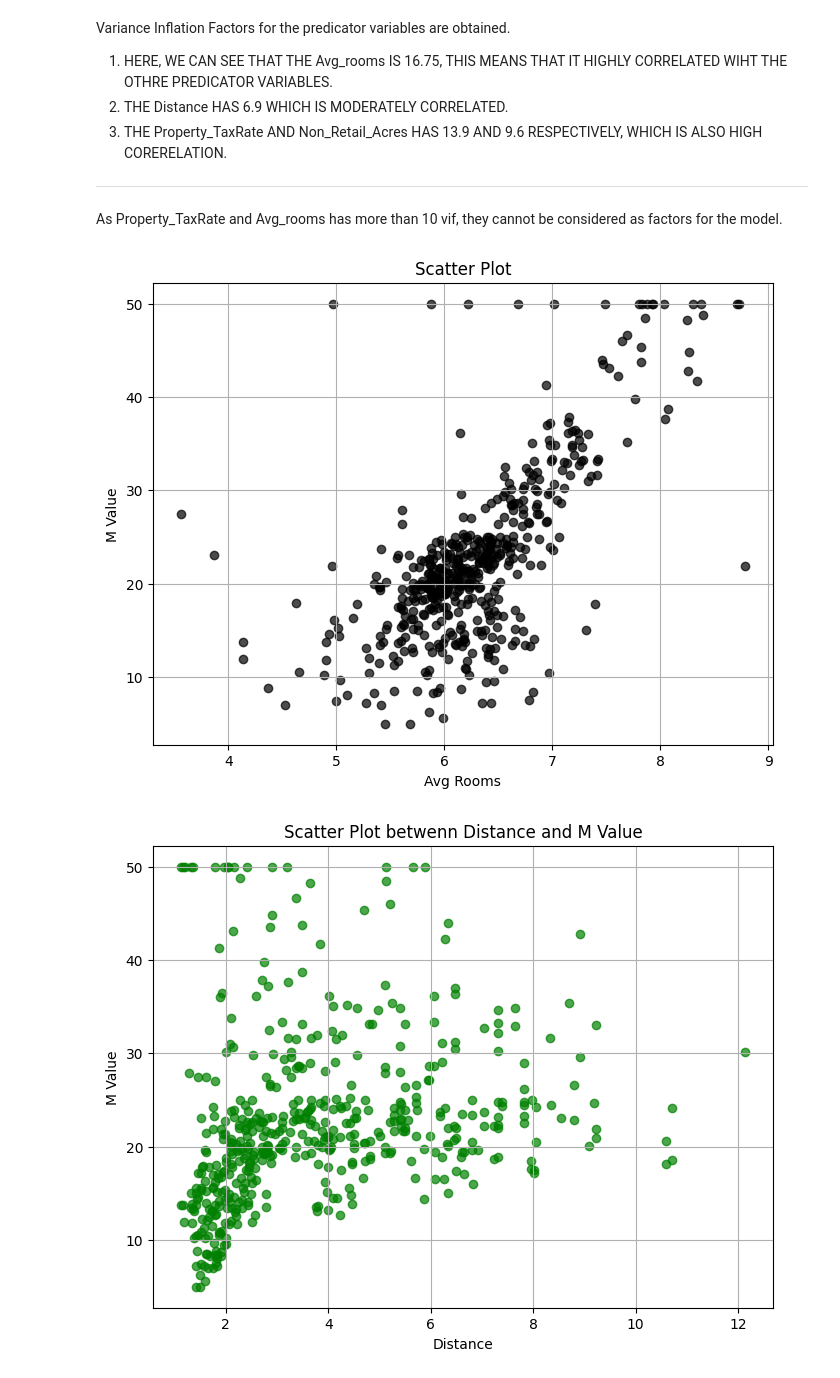
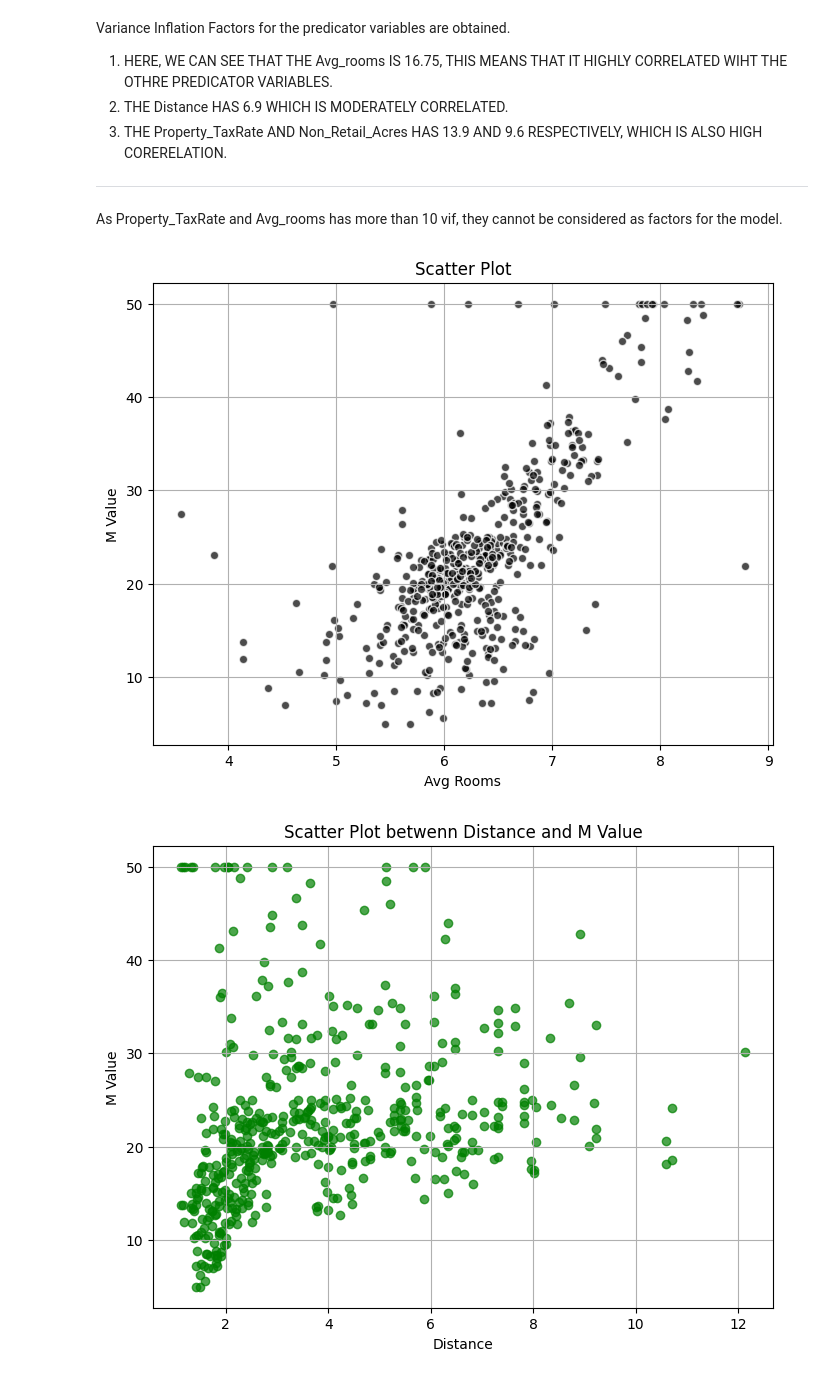
Before and after one commit to MRazin172/LabProgram2, a Jupyter notebook: LabProgram2.ipynb, the cells around one changed output. Saved outputs shown, nothing was run; the diff lists cells and outputs as text; code cells hidden in the pictures.

```diff
--- a/LabProgram2.ipynb
+++ b/LabProgram2.ipynb
@@ -79,16 +79,16 @@ As Property_TaxRate and Avg_rooms has more than 10 vif, they cannot be considere
 # %%
 column1 = crime['Avg_rooms ']
 column2 = crime['MValue']
 
 plt.figure(figsize=(8, 6))
-plt.scatter(column1, column2, color='black', alpha=0.7)
+plt.scatter(column1, column2, color='black', alpha=0.7, edgecolor='white')
 plt.title('Scatter Plot')
 plt.xlabel('Avg Rooms')
 plt.ylabel('M Value')
 plt.grid(True)
 plt.show()
 # %% [output]
-[figure, old version]
+[figure, new version]
 # %%
 column1 = crime['Distance']
 column2 = crime['MValue']
```
Also changed, not shown: parts of 1 cell of this notebook.
